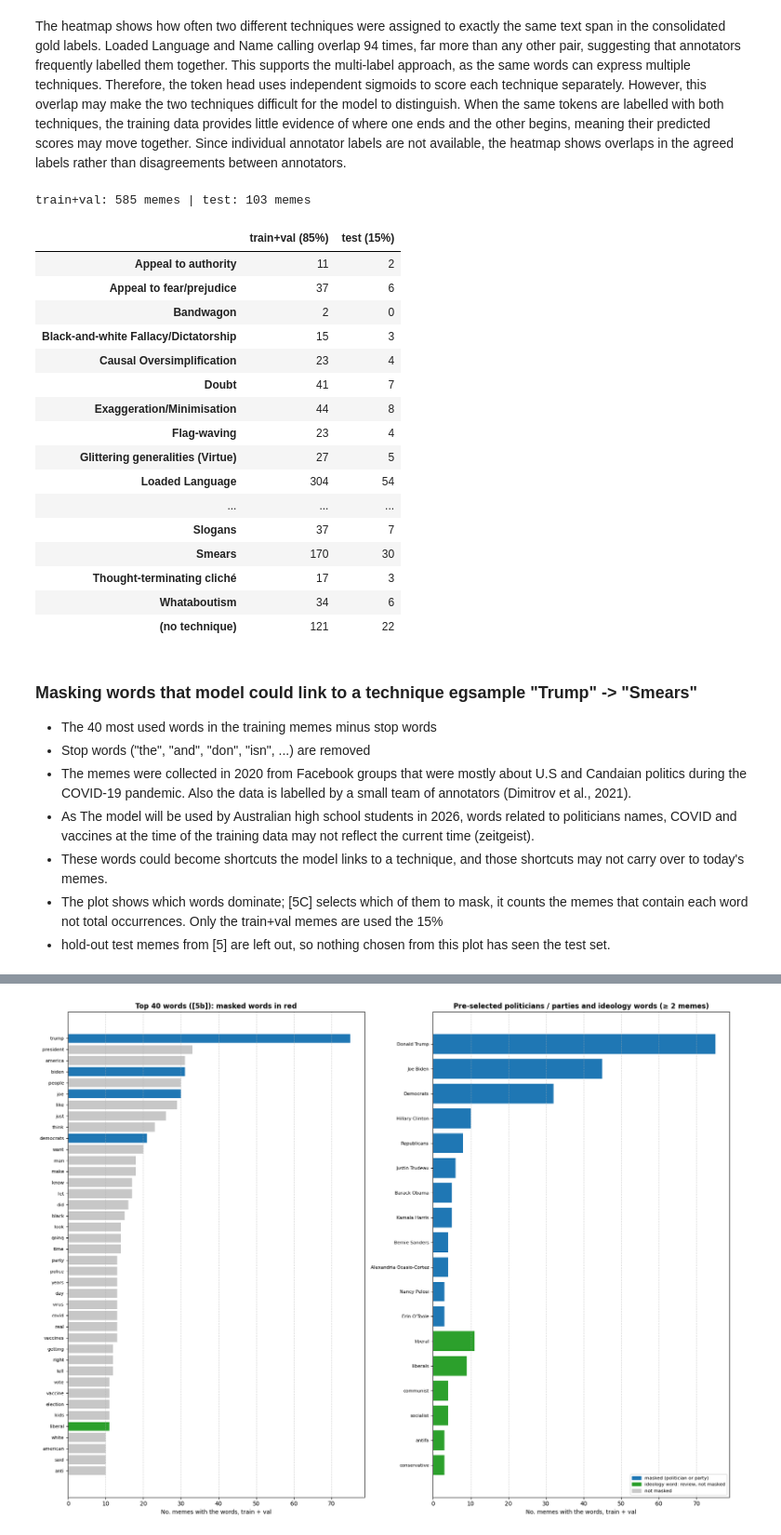
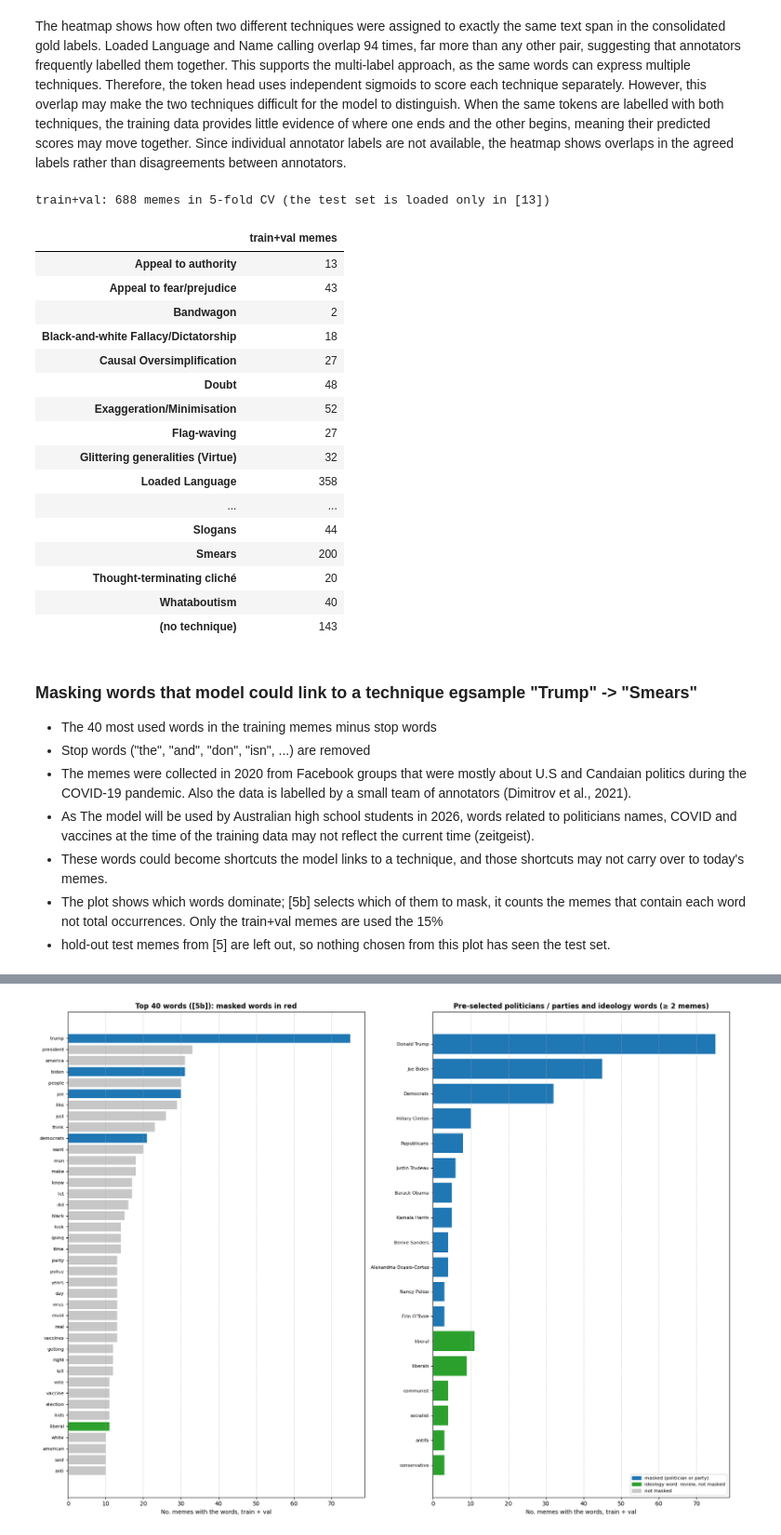
Before and after one commit to PetersGithubCode/DL-2026-A2, a Jupyter notebook: assignment_2-latest.ipynb, the cells around one changed output, grey strips where cells are left out. Shown at 93% size. Saved outputs shown, nothing was run; the diff lists cells and outputs as text; code cells hidden in the pictures.

```diff
--- a/assignment_2-latest.ipynb
+++ b/assignment_2-latest.ipynb
@@ -753,53 +753,53 @@ plt.show()
 # %% [markdown]
 The heatmap shows how often two different techniques were assigned to exactly the same text span in the consolidated gold labels. Loaded Language and Name calling overlap 94 times, far more than any other pair, suggesting that annotators frequently labelled them together. This supports the multi-label approach, as the same words can express multiple techniques. Therefore, the token head uses independent sigmoids to score each technique separately. However, this overlap may make the two techniques difficult for the model to distinguish. When the same tokens are labelled with both techniques, the training data provides little evidence of where one ends and the other begins, meaning their predicted scores may move together. Since individual annotator labels are not available, the heatmap shows overlaps in the agreed labels rather than disagreements between annotators.
 # %%
-#[5a] Training dataset splits: one fixed split for Part A, Part B and Part C: 15% hold-out test, 5-fold CV on the rest
+#[5a] one fixed 5-fold CV split on ALL training memes, used for Part A, Part B and Part C
+#the SemEval test set (test_set_task2.txt) is NOT loaded here: it is loaded and used once, in [13]
 
 idx = np.arange(len(df2))
 
-# so that empty memes are represented in every split, important for samples that have no technique,
-# extra "no technique" column, used for stratification only,
+#extra "no technique" column, used for stratification only, so empty memes are represented in every split
 Y_strat = np.hstack([Y, (Y.sum(axis=1) == 0)[:, None]])
 
-# [A]. Hold out 15% as the final test set (only used once, at the end)
-msss = MSSS(n_splits=1, test_size=0.15, random_state=SEED)
-idx_cv, idx_test = next(msss.split(idx, Y_strat))
+#no internal hold-out: every training meme is used for cross-validation; the test set is a separate file (test_set_task2.txt)
+idx_cv, idx_test = idx, np.array([], dtype=int)
 
-# [B]. 5-fold CV on the remaining 85% (model selection, early stopping, thresholds)
+# ------------------------------------------------------------------------------
+# 5-fold CV on all training memes (model selection, early stopping, thresholds)
+# ------------------------------------------------------------------------------
 mskf = MultilabelStratifiedKFold(n_splits=K_FOLDS, shuffle=True, random_state=SEED)
 cv_splits = [(idx_cv[tr], idx_cv[va]) for tr, va in mskf.split(idx_cv, Y_strat[idx_cv])]
 
-#save the split as a json, so that every Part C experiment uses exactly the same test memes
+#save the split by meme id so every Part C experiment uses exactly the same folds
 two_head_splits = {
-    "test_ids": df2["id"].iloc[idx_test].tolist(),
     "cv_folds": {f"fold_{k+1}": {"train_ids": df2["id"].iloc[tr].tolist(),
                                  "val_ids": df2["id"].iloc[va].tolist()}
                  for k, (tr, va) in enumerate(cv_splits)}
 }
 with open("two_head_splits.json", "w") as f:
     json.dump(two_head_splits, f, indent=1)
 
-split_counts = pd.DataFrame({"train+val (85%)": Y[idx_cv].sum(0).astype(int),
-                             "test (15%)": Y[idx_test].sum(0).astype(int)}, index=TECHNIQUES)
-split_counts.loc["(no technique)"] = [int((Y[idx_cv].sum(1) == 0).sum()), int((Y[idx_test].sum(1) == 0).sum())]
-print(f"train+val: {len(idx_cv)} memes | test: {len(idx_test)} memes")
+split_counts = pd.DataFrame({"train+val memes": Y[idx_cv].sum(0).astype(int)}, index=TECHNIQUES)
+
+split_counts.loc["(no technique)"] = [int((Y[idx_cv].sum(1) == 0).sum())]
+print(f"train+val: {len(idx_cv)} memes in 5-fold CV (the test set is loaded only in [13])")
 display(split_counts)
 # %% [output]
-train+val: 585 memes | test: 103 memes
+train+val: 688 memes in 5-fold CV (the test set is loaded only in [13])
-|  | train+val (85%) | test (15%) |
-| Appeal to authority | 11 | 2 |
-| Appeal to fear/prejudice | 37 | 6 |
-| Bandwagon | 2 | 0 |
-| Black-and-white Fallacy/Dictatorship | 15 | 3 |
-| Causal Oversimplification | 23 | 4 |
-| Doubt | 41 | 7 |
-| Exaggeration/Minimisation | 44 | 8 |
-| Flag-waving | 23 | 4 |
-| Glittering generalities (Virtue) | 27 | 5 |
-| Loaded Language | 304 | 54 |
-| ... | ... | ... |
-| Slogans | 37 | 7 |
-| Smears | 170 | 30 |
-| Thought-terminating cliché | 17 | 3 |
-| Whataboutism | 34 | 6 |
-| (no technique) | 121 | 22 |
+|  | train+val memes |
+| Appeal to authority | 13 |
+| Appeal to fear/prejudice | 43 |
+| Bandwagon | 2 |
+| Black-and-white Fallacy/Dictatorship | 18 |
+| Causal Oversimplification | 27 |
+| Doubt | 48 |
+| Exaggeration/Minimisation | 52 |
+| Flag-waving | 27 |
+| Glittering generalities (Virtue) | 32 |
+| Loaded Language | 358 |
+| ... | ... |
+| Slogans | 44 |
+| Smears | 200 |
+| Thought-terminating cliché | 20 |
+| Whataboutism | 40 |
+| (no technique) | 143 |
@@ -832,6 +810,6 @@ print(f"Official test set: {len(df_test)} memes ({int((Y_TEST.sum(1) == 0).sum()
 * The memes were collected in 2020 from Facebook groups that were mostly about U.S and Candaian politics during the COVID-19 pandemic. Also the data is labelled by a small team of annotators (Dimitrov et al., 2021).
 * As The model will be used by Australian high school students in 2026, words related to politicians names, COVID and vaccines at the time of the training data may not reflect the current time (zeitgeist).
 * These words could become shortcuts the model links to a technique, and those shortcuts may not carry over to today's memes.
-* The plot shows which words dominate; [5C] selects which of them to mask, it counts the memes that contain each word not total occurrences. Only the train+val memes are used  the 15%
+* The plot shows which words dominate; [5b] selects which of them to mask, it counts the memes that contain each word not total occurrences. Only the train+val memes are used  the 15%
 * hold-out test memes from [5] are left out, so nothing chosen from this plot has seen the test set.
 # %%
```
Also changed, not shown: parts of 11 cells of this notebook, 1 other file.
